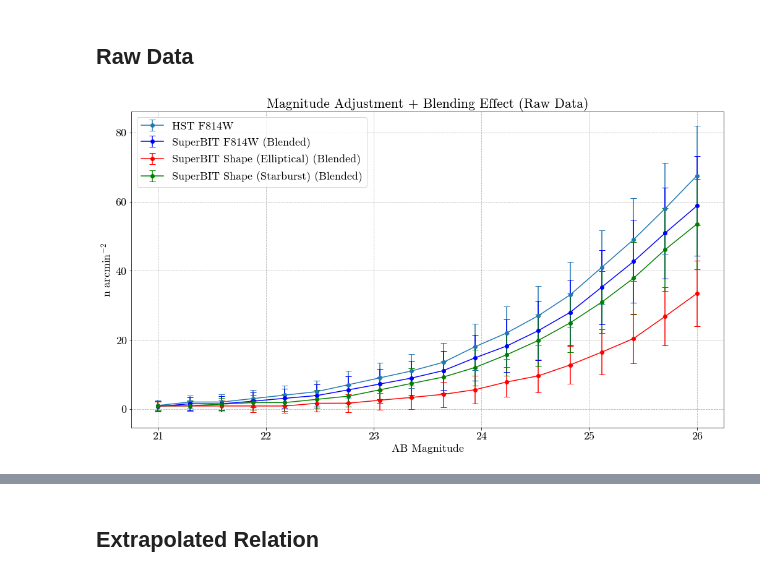
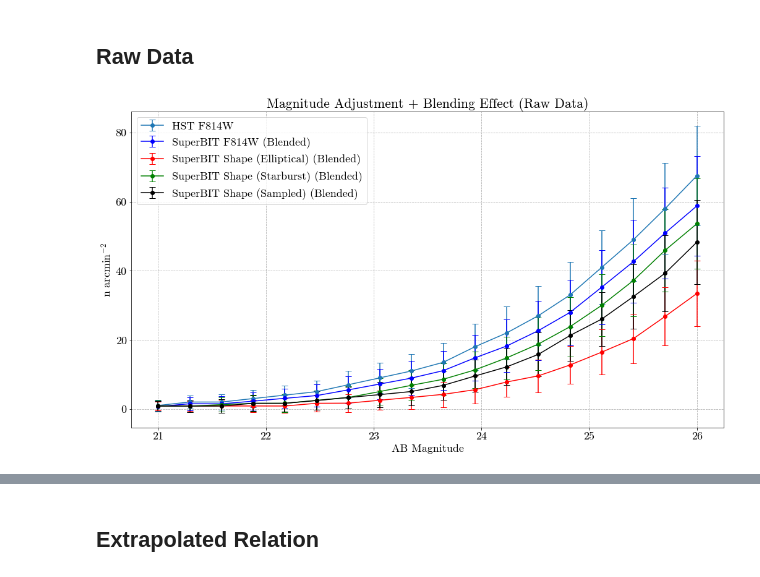
Before and after one commit to veome22/superbit_neff, a Jupyter notebook: neff_superbit.ipynb, the cells around one changed output, grey strips where cells are left out. Drawn from its saved outputs; the diff is of its cells as text; code cells hidden in the pictures.

```diff
--- a/neff_superbit.ipynb
+++ b/neff_superbit.ipynb
@@ -17,8 +17,8 @@ DIRECTORY = '/mnt/44868D0F868D02A2/Users/veome/Google Drive/Academics/Senior The
 # Catalog Setup
 # %%
 # cosmos = np.genfromtxt(DIRECTORY+'acs_cosmos1361.gcat_ascii', usecols=range(0,10), invalid_raise=False)
-# cosmos = np.genfromtxt('superbit_cosmos1361_shape_mag26.gcat_ascii', usecols=range(0,13), invalid_raise=False)
-cosmos = np.genfromtxt('superbit_cosmos1361_shape_abmag26.gcat_ascii', usecols=range(0,13), invalid_raise=False)
+# cosmos = np.genfromtxt('superbit_cosmos1361_shape_stmag26.gcat_ascii', usecols=range(0,13), invalid_raise=False)
+cosmos = np.genfromtxt('superbit_cosmos1361_shape_abmag26.gcat_ascii', usecols=range(0,14), invalid_raise=False)
 
 # cosmos = np.genfromtxt('superbit19_cosmos1361_lum_mag26.gcat_ascii', usecols=range(0,13), invalid_raise=False)
 
@@ -217,6 +222,16 @@ for ra in np.arange(149.6,150.6,0.1):
     for dec in np.arange(1.7,2.7,0.1):
         for i in range(len(sbit_sb_mag_neff)):
             sbit_sb_mag_neff[i].append(get_cat_subset(cosmos,[ra,dec],super_sb_mag=mags[i]).shape[0])
+# %%
+# SuperBIT neff vs Sampled SED Magnitude (no blending)
+sbit_mixed_mag_neff = [[], [], [], [], [], [],
+                [], [], [], [], [], [],
+                [], [], [], [], [], []]
+
+for ra in np.arange(149.6,150.6,0.1):
+    for dec in np.arange(1.7,2.7,0.1):
+        for i in range(len(sbit_sb_mag_neff)):
+            sbit_mixed_mag_neff[i].append(get_cat_subset(cosmos,[ra,dec],super_mixed_mag=mags[i]).shape[0])
 # %%
 # Plot Neff vs Magnitude (No Blending)
 
@@ -240,6 +255,12 @@ sb_stds = []
 for i in range (len(sbit_sb_mag_neff)):
     sb_meds.append(np.nanmedian(sbit_sb_mag_neff[i]))
     sb_stds.append(np.nanstd(sbit_sb_mag_neff[i]))
+
+mixed_meds = []
+mixed_stds = []
+for i in range (len(sbit_mixed_mag_neff)):
+    mixed_meds.append(np.nanmedian(sbit_mixed_mag_neff[i]))
+    mixed_stds.append(np.nanstd(sbit_mixed_mag_neff[i]))
 # %%
 # Extrapolation range
 plt_mags= np.linspace(21.0, MAG_LIM + 3, num=len(hst_mag_neff))
@@ -506,6 +534,18 @@ for ra in np.arange(149.6,150.6,0.1):
     for dec in np.arange(1.7,2.7,0.1):
         for i in range(len(superbit_sb_blend_mag)):
             superbit_sb_blend_mag[i].append(get_blend_ratio(cosmos, [ra, dec], SUPERBIT_PSF, super_sb_mag=mags[i]))
+# %%
+# Blending vs Mixed Magnitude (for SuperBIT Mags)
+superbit_mixed_blend_mag = [[], [], [], [], [], [],
+                        [], [], [], [], [], [],
+                        [], [], [], [], [], []]
+
+mags = np.linspace(21.0, MAG_LIM, num=len(superbit_mixed_blend_mag))
+
+for ra in np.arange(149.6,150.6,0.1):
+    for dec in np.arange(1.7,2.7,0.1):
+        for i in range(len(superbit_mixed_blend_mag)):
+            superbit_mixed_blend_mag[i].append(get_blend_ratio(cosmos, [ra, dec], SUPERBIT_PSF, super_mixed_mag=mags[i]))
 # %% [markdown]
 ## Raw Data
 # %%
@@ -520,6 +560,10 @@ e_std_blend = np.empty(len(superbit_e_blend_mag))
 sb_med_blend = np.empty(len(superbit_sb_blend_mag))
 sb_std_blend = np.empty(len(superbit_sb_blend_mag))
 
+mixed_med_blend = np.empty(len(superbit_mixed_blend_mag))
+mixed_std_blend = np.empty(len(superbit_mixed_blend_mag))
+
+
 for i in range (len(superbit_e_blend_mag)):
     e_med_blend[i] = np.nanmean(superbit_e_blend_mag[i])
     e_std_blend[i]= np.nanstd(superbit_e_blend_mag[i])
@@ -527,35 +571,43 @@ for i in range (len(superbit_e_blend_mag)):
     sb_med_blend[i] = np.nanmean(superbit_sb_blend_mag[i])
     sb_std_blend[i]= np.nanstd(superbit_sb_blend_mag[i])
 
+    mixed_med_blend[i] = np.nanmean(superbit_mixed_blend_mag[i])
+    mixed_std_blend[i]= np.nanstd(superbit_mixed_blend_mag[i])
+
 # Subtract blended objects from Shape Band Neff
 sbit_e_meds = e_meds - (e_med_blend*e_meds)
 sbit_e_stds = e_std_blend + e_stds
 
 sbit_sb_meds = sb_meds - (sb_med_blend*sb_meds)
 sbit_sb_stds = sb_std_blend + sb_stds
+
+sbit_mixed_meds = mixed_meds - (mixed_med_blend*mixed_meds)
+sbit_mixed_stds = mixed_std_blend + mixed_stds
 
 
 plt.figure(figsize=(14,8))
 alp=1
 
 # Plot HST F814W N_effs
 plt.errorbar(mags, hst_meds, yerr=hst_stds, label="HST F814W", fmt='-o', color='C0', alpha=alp)
 plt.errorbar(mags, sbit_meds, yerr=sbit_stds, label="SuperBIT F814W (Blended)", fmt='-o', color='b', alpha=alp)
 
 # Plot SuperBIT Shape N_effs
 plt.errorbar(mags, sbit_e_meds, yerr=sbit_e_stds, label="SuperBIT Shape (Elliptical) (Blended)", fmt='-o', color='r', alpha=alp)
 plt.errorbar(mags, sbit_sb_meds, yerr=sbit_sb_stds, label="SuperBIT Shape (Starburst) (Blended)", fmt='-o', color='g', alpha=alp)
+plt.errorbar(mags, sbit_mixed_meds, yerr=sbit_mixed_stds, label="SuperBIT Shape (Sampled) (Blended)", fmt='-o', color='k', alpha=alp)
+
 
 plt.title("Magnitude Adjustment + Blending Effect (Raw Data)")
 plt.xlabel("AB Magnitude")
 plt.ylabel('n arcmin$^{-2}$')
 plt.legend()
 plt.tight_layout(pad=0)
 plt.grid(linestyle='--')
 
 # plt.xlim(21.1, 29)
 # plt.ylim(37.5, 38.5)
 
 # plt.savefig(DIRECTORY+'blending+magnitude_neff_raw.png')
 # %% [output]
-[figure, old version]
+[figure, new version]
```
Also changed, not shown: parts of 11 cells of this notebook.
